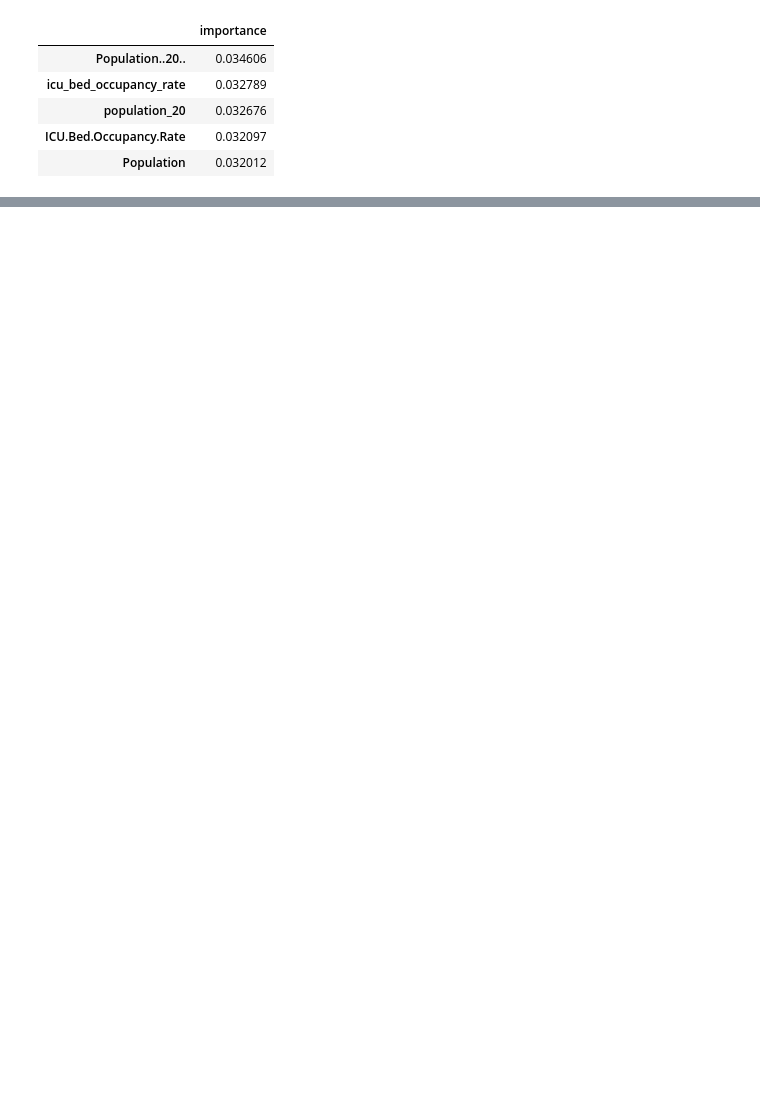
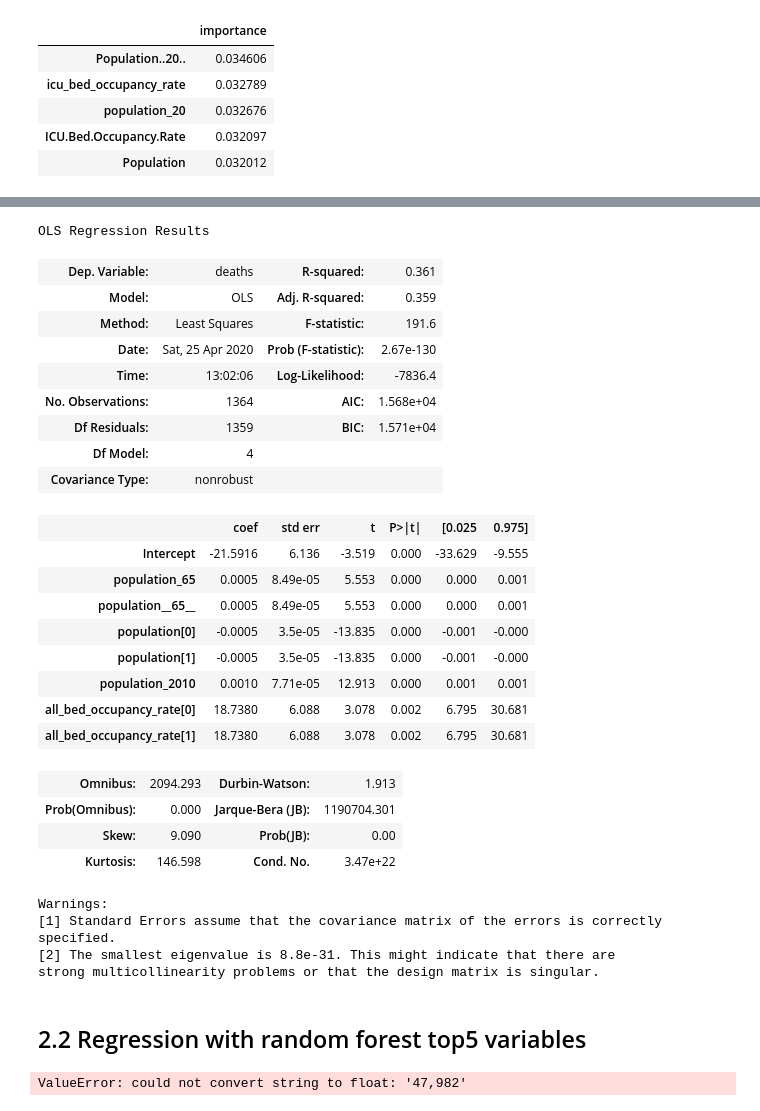
Before and after one commit to tiffttu/BINF_final, a Jupyter notebook: Report.ipynb, the cells around one changed output, grey strips where cells are left out. Drawn from its saved outputs; the diff is of its cells as text; code cells hidden in the pictures; blank space fills up the shorter version.

Commit message:
tried random forest

```diff
--- a/Report.ipynb
+++ b/Report.ipynb
@@ -338,0 +360,34 @@ fit.summary()
+# %%
+# predicted deaths
+fit = ols('deaths ~ population_65 + population__65__ + population + population_2010 + population + all_bed_occupancy_rate + all_bed_occupancy_rate', data = data).fit()
+fit.summary()
+# %% [output]
+OLS Regression Results
+| Dep. Variable: | deaths | R-squared: | 0.361 |
+| Model: | OLS | Adj. R-squared: | 0.359 |
+| Method: | Least Squares | F-statistic: | 191.6 |
+| Date: | Sat, 25 Apr 2020 | Prob (F-statistic): | 2.67e-130 |
+| Time: | 13:02:06 | Log-Likelihood: | -7836.4 |
+| No. Observations: | 1364 | AIC: | 1.568e+04 |
+| Df Residuals: | 1359 | BIC: | 1.571e+04 |
+| Df Model: | 4 |  |  |
+| Covariance Type: | nonrobust |  |  |
+|  | coef | std err | t | P>|t| | [0.025 | 0.975] |
+| Intercept | -21.5916 | 6.136 | -3.519 | 0.000 | -33.629 | -9.555 |
+| population_65 | 0.0005 | 8.49e-05 | 5.553 | 0.000 | 0.000 | 0.001 |
+| population__65__ | 0.0005 | 8.49e-05 | 5.553 | 0.000 | 0.000 | 0.001 |
+| population[0] | -0.0005 | 3.5e-05 | -13.835 | 0.000 | -0.001 | -0.000 |
+| population[1] | -0.0005 | 3.5e-05 | -13.835 | 0.000 | -0.001 | -0.000 |
+| population_2010 | 0.0010 | 7.71e-05 | 12.913 | 0.000 | 0.001 | 0.001 |
+| all_bed_occupancy_rate[0] | 18.7380 | 6.088 | 3.078 | 0.002 | 6.795 | 30.681 |
+| all_bed_occupancy_rate[1] | 18.7380 | 6.088 | 3.078 | 0.002 | 6.795 | 30.681 |
+| Omnibus: | 2094.293 | Durbin-Watson: | 1.913 |
+| Prob(Omnibus): | 0.000 | Jarque-Bera (JB): | 1190704.301 |
+| Skew: | 9.090 | Prob(JB): | 0.00 |
+| Kurtosis: | 146.598 | Cond. No. | 3.47e+22 |
+Warnings:
+[1] Standard Errors assume that the covariance matrix of the errors is correctly specified.
+[2] The smallest eigenvalue is 8.8e-31. This might indicate that there are
+strong multicollinearity problems or that the design matrix is singular.
+# %% [markdown]
+## 2.2 Regression with random forest top5 variables
@@ -338,0 +397,13 @@ fit.summary()
+# %%
+# for predicting cases
+X_train, X_valid, y_train, y_valid = train_test_split(X_c, Y_c, test_size = 0.7, random_state = 1)
+
+model = RandomForestClassifier(n_estimators=100,
+                               bootstrap = True,
+                               max_features = 'sqrt')
+model.fit(X_train, y_train)
+rf_predictions = model.predict(X_valid)
+rf_probs = model.predict_proba(X_valid)[:, 1]
+#roc_value = roc_auc_score(y_valid, rf_probs, multi_class="ovr")
+# %% [output]
+ValueError: could not convert string to float: '47,982'
```
Also changed, not shown: parts of 9 cells of this notebook.
